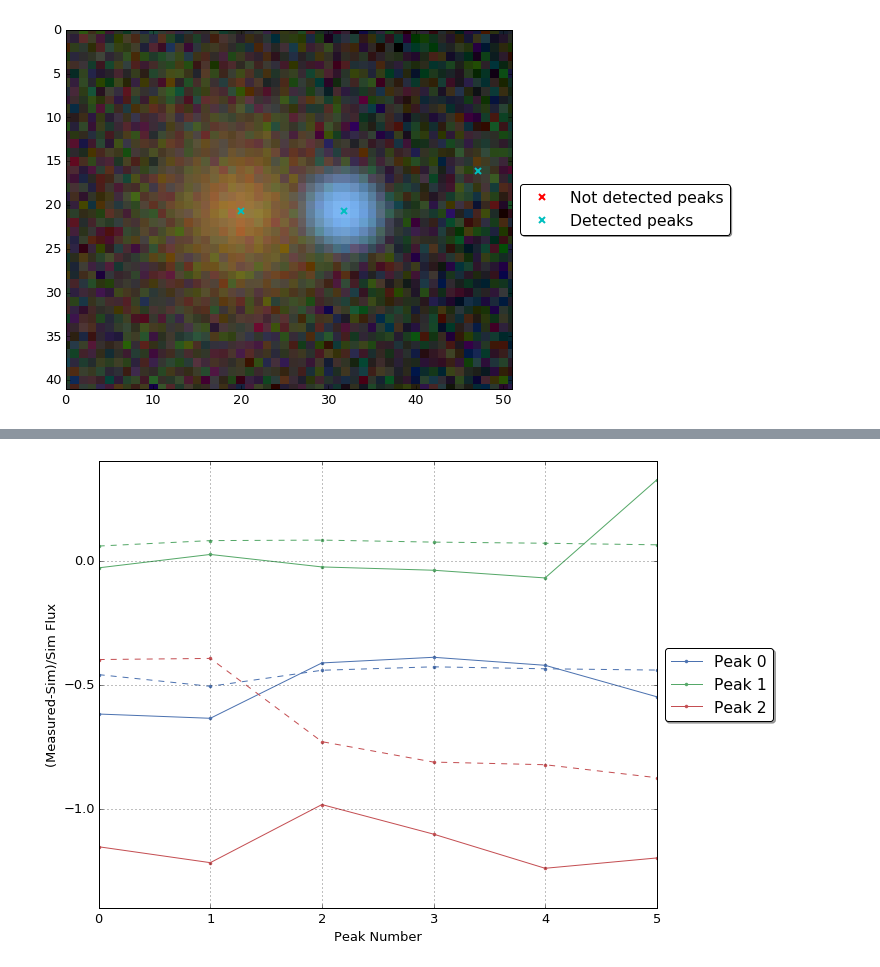
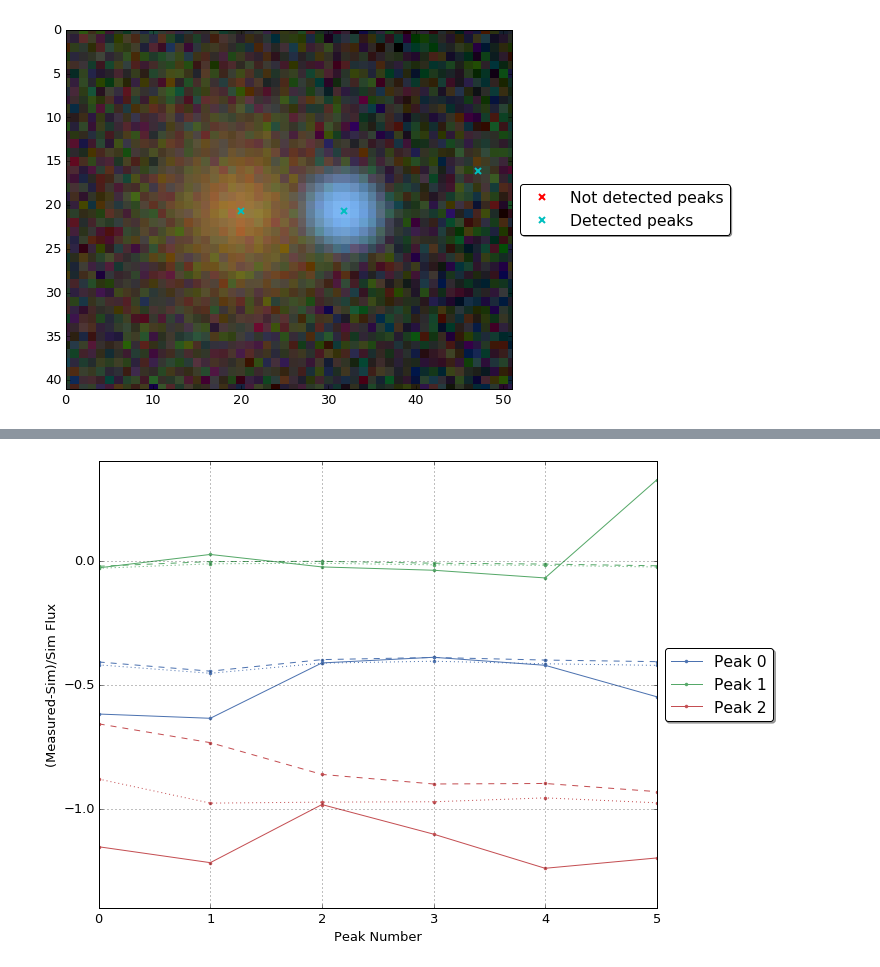
Before and after one commit to lsst/meas_deblender, a Jupyter notebook: examples/testSingleSim.ipynb, the cells around one changed output, grey strips where cells are left out. Saved outputs shown, nothing was run; the diff lists cells and outputs as text; code cells hidden in the pictures.

```diff
--- a/examples/testSingleSim.ipynb
+++ b/examples/testSingleSim.ipynb
@@ -85,0 +89,18 @@ Wall time: 3.58 s
+# %%
+glmm2 = expDb.deblendParent(
+    condition=condition,
+    parentIdx=pidx,
+    display=False,
+    maxiter=1000,
+    #min_iter=20,
+    strict_constraints="M",
+    constraints="S",
+    usePsf=False,
+    psfThresh=3e-3,
+    e_rel=1e-2,
+    monotonicUseNearest=True,
+    #, l0_thresh=.1
+    peaks=peakCoords,
+    algorithm="GLMM",
+    #monotonic_thresh=1e-3
+)
@@ -146,10 +200,28 @@ plt.show()
 # %%
 nmfPeakTable = peakTable.copy()
 for pk, peak in enumerate(nmfPeakTable):
     for fidx, f in enumerate(expDb.filters):
         template = glmm.getTemplate(fidx, peak["peakIdx"])
         nmfPeakTable["flux_"+f][pk] = np.sum(template)
 
-display.plotFluxDifference([peakTable, nmfPeakTable], simTable, filters, ax=None, show=True, color_cycle=None)
+psfPeakTable = peakTable.copy()
+for pk, peak in enumerate(psfPeakTable):
+    for fidx, f in enumerate(expDb.filters):
+        template = glmmPsf.getTemplate(fidx, peak["peakIdx"])
+        psfPeakTable["flux_"+f][pk] = np.sum(template)
+
+apPeakTable = peakTable.copy()
+for pk, peak in enumerate(apPeakTable):
+    for fidx, f in enumerate(expDb.filters):
+        template = debApportioned[pk][fidx]
+        apPeakTable["flux_"+f][pk] = np.sum(template)
+
+monoPeakTable = peakTable.copy()
+for pk, peak in enumerate(monoPeakTable):
+    for fidx, f in enumerate(expDb.filters):
+        template = glmm2.getTemplate(fidx, peak["peakIdx"])
+        monoPeakTable["flux_"+f][pk] = np.sum(template)
+
+display.plotFluxDifference([peakTable, nmfPeakTable, monoPeakTable], simTable, filters, ax=None, show=True, color_cycle=None)
 # %% [output]
-[figure, old version]
+[figure, new version]
```
Also changed, not shown: parts of 12 cells of this notebook.
